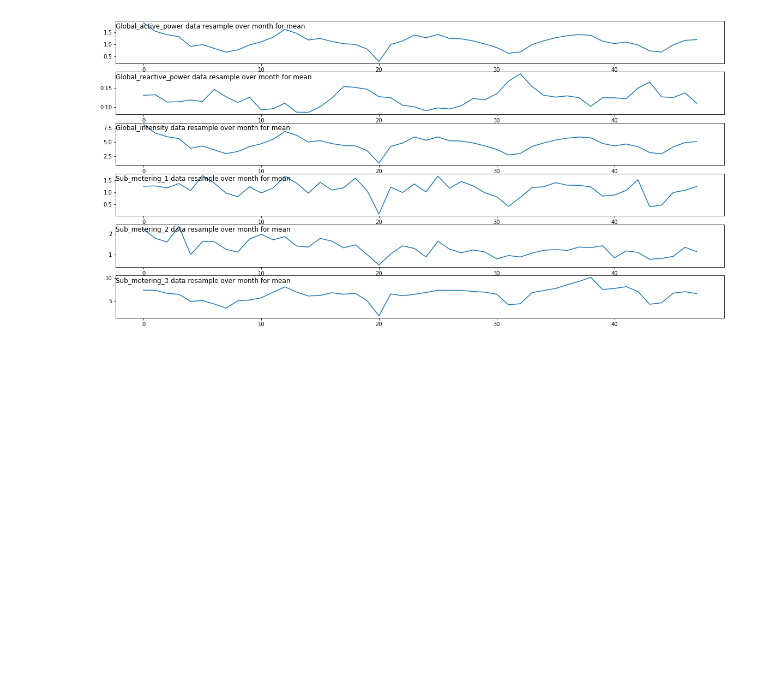
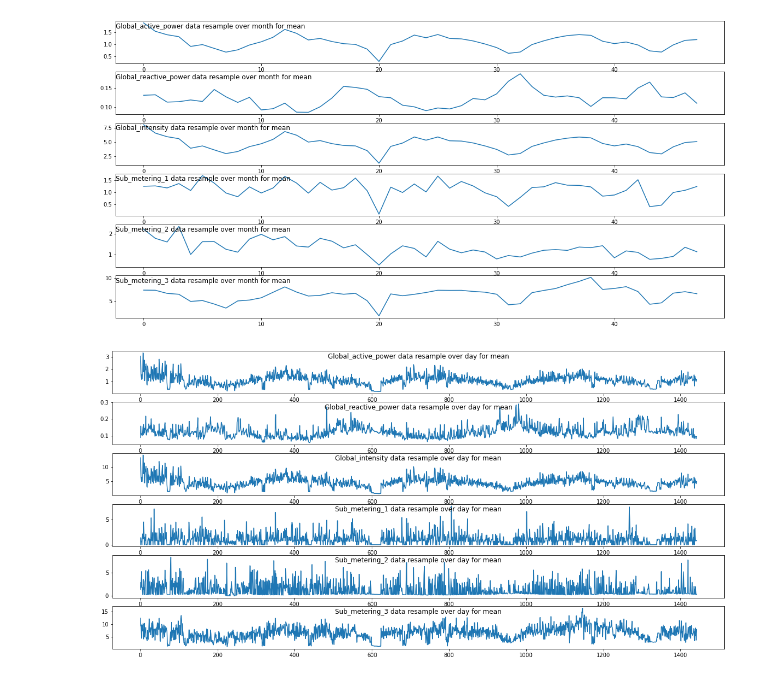
Before and after one commit to tm-pe2/ai-ml, a Jupyter notebook: linear-regression/linear_reg_test.ipynb, the cells around one changed output. Drawn from its saved outputs; the diff is of its cells as text; code cells hidden in the pictures; blank space fills up the shorter version.

Commit message:
linear reg implementation with household data

```diff
--- a/linear-regression/linear_reg_test.ipynb
+++ b/linear-regression/linear_reg_test.ipynb
@@ -5,7 +5,7 @@ import numpy as np # linear alg.
 import pandas as pd # for data processing. CSV file I/O
 import matplotlib.pyplot as plt
 
-house = pd.read_csv('./household_power_consumption/household_power_consumption.txt',
+house = pd.read_csv('./dataset/household_power_consumption/household_power_consumption.txt',
                     sep=';', parse_dates={'dt' : ['Date', 'Time']},
                     infer_datetime_format=True, low_memory=False,
                     na_values=['nan','?'], index_col='dt')
@@ -94,3 +94,16 @@ for col in cols:
 plt.show()
 # %% [output]
 [figure]
+# %%
+
+i = 1
+cols=[0, 1, 3, 4, 5, 6]
+plt.figure(figsize=(20, 10))
+for col in cols:
+    plt.subplot(len(cols), 1, i)
+    plt.plot(house.resample('D').mean().values[:, col])
+    plt.title(house.columns[col] + ' data resample over day for mean', y=0.75, loc='center')
+    i += 1
+plt.show()
+# %% [output]
+[figure, added]
```
Also changed, not shown: parts of 9 cells of this notebook.
